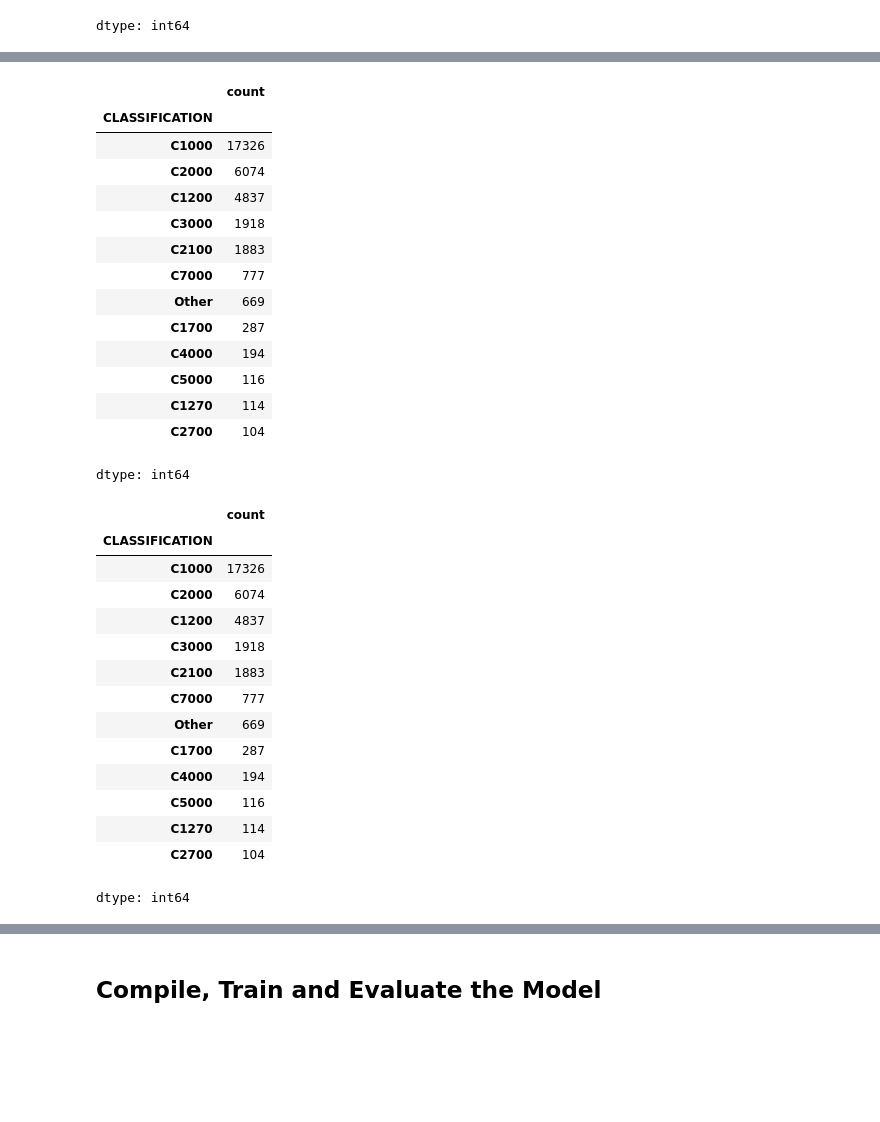
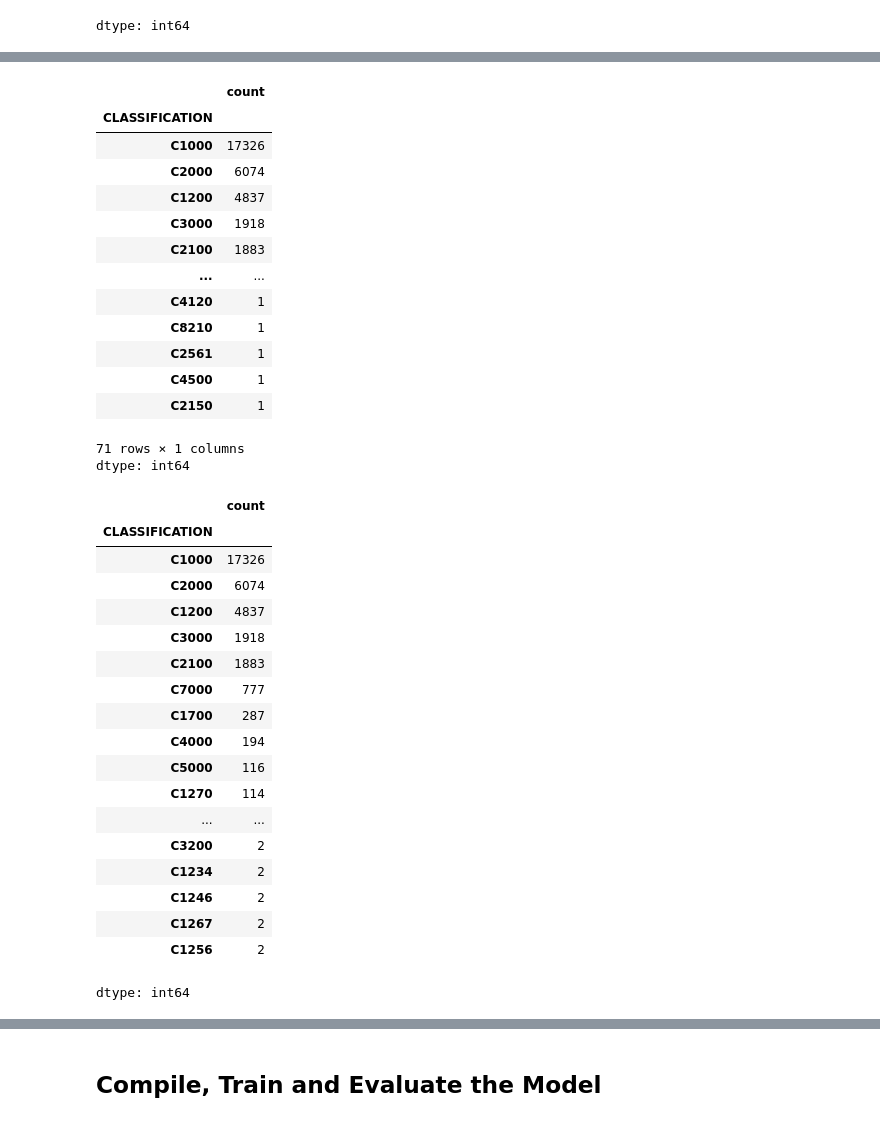
Before and after one commit to Jonathan-Gilbert/deep-learning-challenge, a Jupyter notebook: deep_learning_challenge.ipynb, the cells around one changed output, grey strips where cells are left out. Cells and saved outputs as stored; diff of their text form; code cells hidden in the pictures; blank space fills up the shorter version.

```diff
--- a/deep_learning_challenge.ipynb
+++ b/deep_learning_challenge.ipynb
@@ -59,7 +60,7 @@ dtype: int64
 application_type_counts = application_df['APPLICATION_TYPE'].value_counts()
 
 # Set a threshold for the minimum count (e.g., if the category appears less than 100 times)
-threshold = 100
+threshold = 0.5
 
 # Replace less frequent categories with 'Other'
 application_df['APPLICATION_TYPE'] = application_df['APPLICATION_TYPE'].apply(
@@ -110,34 +125,34 @@ dtype: int64
 # %%
 # Look at CLASSIFICATION value counts to identify and replace with "Other"
 classification_counts = application_df['CLASSIFICATION'].value_counts()
 
-# Set a threshold for the minimum count (e.g., if the category appears less than 100 times)
-threshold = 100
+# Set a threshold for the minimum count (e.g., if the category appears less than 10 times)
+threshold = 0.5
 
 # Create a list of classification types to be replaced (those with counts less than the threshold)
 classification_types_to_replace = classification_counts[classification_counts < threshold].index.tolist()
 
 # Replace the less frequent classification types with "Other"
 for classification in classification_types_to_replace:
     application_df['CLASSIFICATION'] = application_df['CLASSIFICATION'].replace(classification, "Other")
 
 # Check to make sure replacement was successful
 application_df['CLASSIFICATION'].value_counts()
 # %% [output]
 |  | count |
 | CLASSIFICATION |  |
 | C1000 | 17326 |
 | C2000 | 6074 |
 | C1200 | 4837 |
 | C3000 | 1918 |
 | C2100 | 1883 |
-| C7000 | 777 |
-| Other | 669 |
-| C1700 | 287 |
-| C4000 | 194 |
-| C5000 | 116 |
-| C1270 | 114 |
-| C2700 | 104 |
+| ... | ... |
+| C4120 | 1 |
+| C8210 | 1 |
+| C2561 | 1 |
+| C4500 | 1 |
+| C2150 | 1 |
+71 rows × 1 columns
 dtype: int64
 # %%
 # You may find it helpful to look at CLASSIFICATION value counts >1
@@ -157,12 +172,16 @@ classification_more_than_one
 | C3000 | 1918 |
 | C2100 | 1883 |
 | C7000 | 777 |
-| Other | 669 |
 | C1700 | 287 |
 | C4000 | 194 |
 | C5000 | 116 |
 | C1270 | 114 |
-| C2700 | 104 |
+| ... | ... |
+| C3200 | 2 |
+| C1234 | 2 |
+| C1246 | 2 |
+| C1267 | 2 |
+| C1256 | 2 |
 dtype: int64
 # %%
 # Choose a cutoff value and create a list of classifications to be replaced
```
Also changed, not shown: parts of 14 cells of this notebook.
